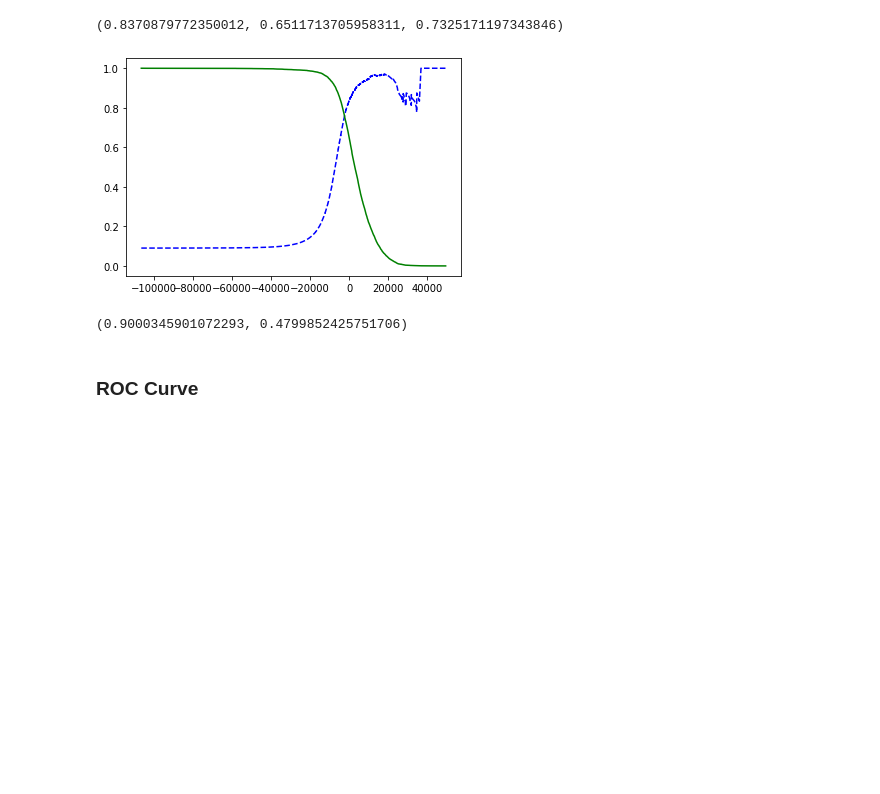
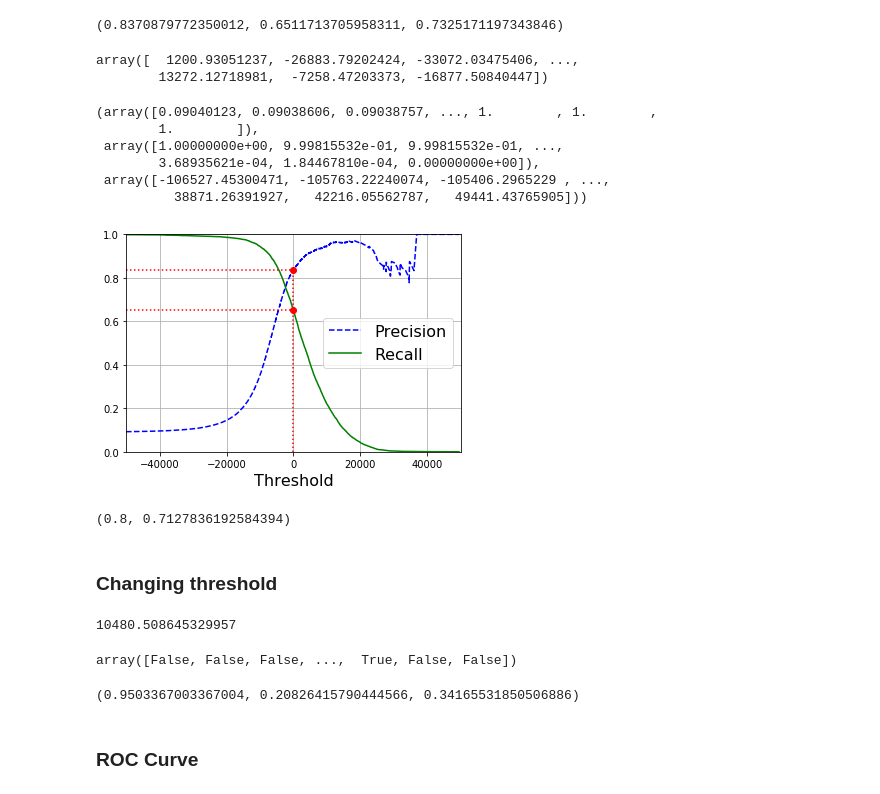
Before and after one commit to VladiGGeorgiev/ml-playground, a Jupyter notebook: ml/classification_mnist.ipynb, the cells around one changed output. Cells and saved outputs as stored; diff of their text form; code cells hidden in the pictures; blank space fills up the shorter version.

Commit message:
Changing decision threshold for a specific precision

```diff
--- a/ml/classification_mnist.ipynb
+++ b/ml/classification_mnist.ipynb
@@ -94,5 +95,17 @@ precision_score(y_train_5, predicts), recall_score(y_train_5, predicts), f1_scor
 (0.8370879772350012, 0.6511713705958311, 0.7325171197343846)
 # %%
 predict_scores = cross_val_predict(model, x_train, y_train_5, cv=3, method='decision_function')
+predict_scores
+# %% [output]
+array([  1200.93051237, -26883.79202424, -33072.03475406, ...,
+        13272.12718981,  -7258.47203373, -16877.50840447])
 # %%
 precisions, recalls, thresholds = precision_recall_curve(y_train_5, predict_scores)
+precisions, recalls, thresholds
+# %% [output]
+(array([0.09040123, 0.09038606, 0.09038757, ..., 1.        , 1.        ,
+        1.        ]),
+ array([1.00000000e+00, 9.99815532e-01, 9.99815532e-01, ...,
+        3.68935621e-04, 1.84467810e-04, 0.00000000e+00]),
+ array([-106527.45300471, -105763.22240074, -105406.2965229 , ...,
+          38871.26391927,   42216.05562787,   49441.43765905]))
@@ -105,15 +112,49 @@ def plot_precision_recall_vs_threshold(precisions, recalls, thresholds):
-# %%
-plot_precision_recall_vs_threshold(precisions, recalls, thresholds)
-# %% [output]
-[figure, removed]
 # %%
-threshold_90_precision = thresholds[np.argmax(precisions >= 0.90)]
+threshold_90_precision = thresholds[np.argmax(precisions >= 0.80)]
+recall_90_precision = recalls[np.argmax(precisions >= 0.80)]
+
 y_train_pred_90 = (predict_scores >= threshold_90_precision)
+# %%
+def plot_precision_recall_vs_threshold_by_precision(precisions, recalls, thresholds, precision):
+    threshold_90_precision = thresholds[np.argmax(precisions >= precision)]
+    recall_90_precision = recalls[np.argmax(precisions >= precision)]
+    plt.plot(thresholds, precisions[:-1], "b--", label="Precision")
+    plt.plot(thresholds, recalls[:-1], "g-", label="Recall")
+    plt.legend(loc="center right", fontsize=16)
+    plt.xlabel("Threshold", fontsize=16)
+    plt.grid(True)
+    plt.axis([-50000, 50000, 0, 1])
+    plt.plot([threshold_90_precision, threshold_90_precision], [0., precision], "r:")
+    plt.plot([-50000, threshold_90_precision], [precision, precision], "r:")
+    plt.plot([-50000, threshold_90_precision], [recall_90_precision, recall_90_precision], "r:")
+    plt.plot([threshold_90_precision], [precision], "ro")
+    plt.plot([threshold_90_precision], [recall_90_precision], "ro")
+    plt.show()
+
+plot_precision_recall_vs_threshold_by_precision(precisions, recalls, thresholds, 0.8370879772350012)
+# %% [output]
+[figure, added]
 # %%
 precision_score(y_train_5, y_train_pred_90), recall_score(y_train_5, y_train_pred_90)
 #If someone says “let’s reach 99% precision,” you should ask, “atwhat recall?”
 # %% [output]
-(0.9000345901072293, 0.4799852425751706)
+(0.8, 0.7127836192584394)
+# %% [markdown]
+### Changing threshold
+# %%
+threshold_at_precision = thresholds[np.argmax(precisions >= 0.95)] # Find threshold for specific precision
+threshold_at_precision
+# %% [output]
+10480.508645329957
+# %%
+predicts_at_precision = (predict_scores >= threshold_at_precision)
+predicts_at_precision
+# %% [output]
+array([False, False, False, ...,  True, False, False])
+# %%
+precision_score(y_train_5, predicts_at_precision), recall_score(y_train_5, predicts_at_precision), f1_score(y_train_5, predicts_at_precision)
+# %% [output]
+(0.9503367003367004, 0.20826415790444566, 0.34165531850506886)
 # %% [markdown]
 ### ROC Curve
 # %%
```
Also changed, not shown: parts of 5 cells of this notebook.
